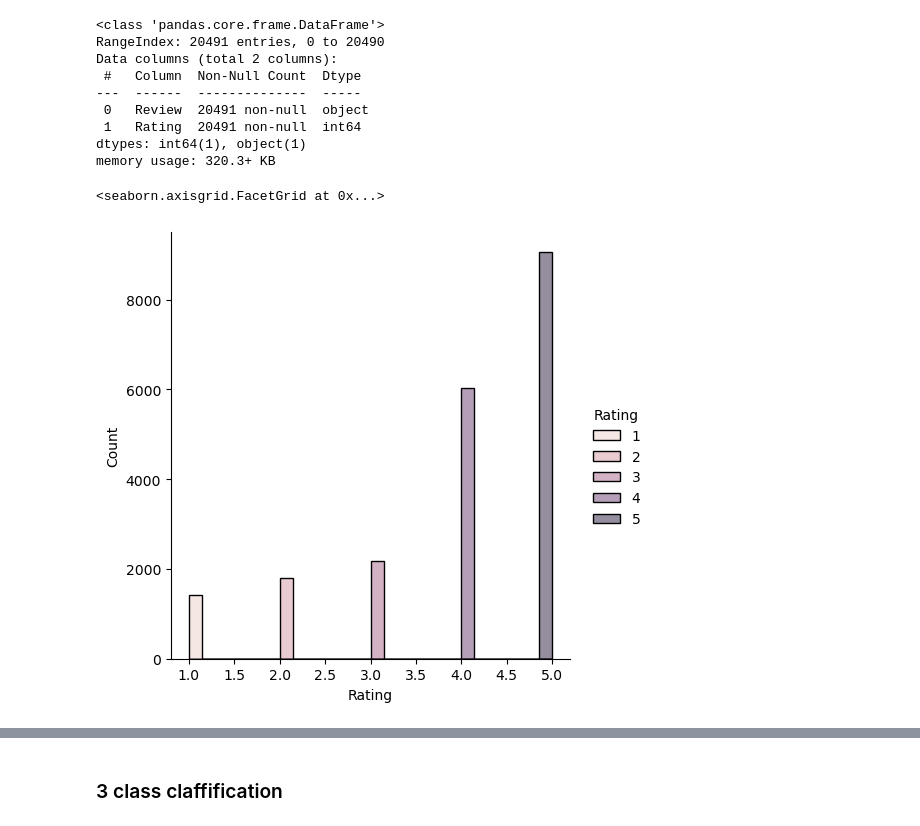
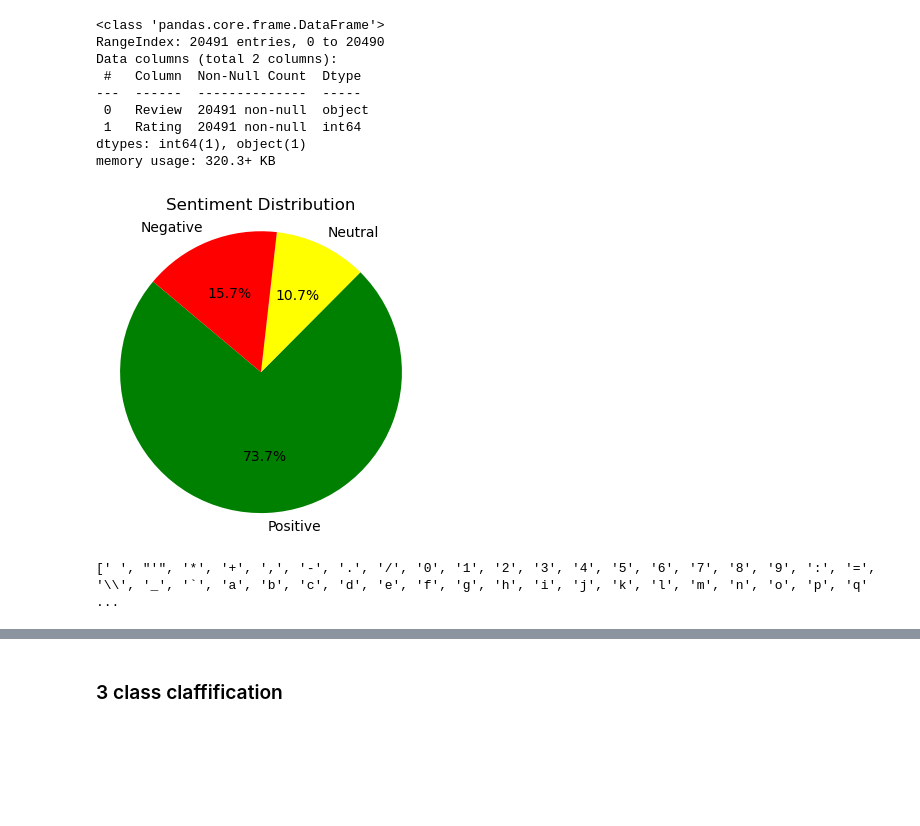
Before and after one commit to Ely6899/Reviews_Analysis, a Jupyter notebook: hotel_reviews.ipynb, the cells around one changed output, grey strips where cells are left out. Saved outputs shown, nothing was run; the diff lists cells and outputs as text; code cells hidden in the pictures; blank space fills up the shorter version.

```diff
--- a/hotel_reviews.ipynb
+++ b/hotel_reviews.ipynb
@@ -48,8 +57,3 @@ Data columns (total 2 columns):
  1   Rating  20491 non-null  int64
 dtypes: int64(1), object(1)
 memory usage: 320.3+ KB
-# %%
-sns.displot(raw_data, x=raw_data.Rating, hue = "Rating", kind='hist', kde = True)
-# %% [output]
-<seaborn.axisgrid.FacetGrid at 0x...>
-[figure, removed]
@@ -55,0 +71,33 @@ sns.displot(raw_data, x=raw_data.Rating, hue = "Rating", kind='hist', kde = True
+# %%
+def count_labels(label_column: pd.Series, normalize: bool) -> dict:
+    label_count = label_column.value_counts(normalize=normalize)
+    label_count_dict = dict(sorted(label_count.items()))
+
+    if normalize is False:
+        mapped_dict = {
+            0: 'Negative',
+            1: 'Neutral',
+            2: 'Positive'
+        }
+
+        label_count_dict = {mapped_dict[key]: value for key, value in label_count_dict.items()}
+
+    return label_count_dict
+# %%
+label_weights_dict = count_labels(raw_data["Sentiment"], True)
+label_counts_dict_mapped = count_labels(raw_data["Sentiment"], False)
+# %%
+# Data to plot
+labels = ['Positive', 'Neutral', 'Negative']
+sizes = [label_counts_dict_mapped['Positive'], label_counts_dict_mapped["Neutral"], label_counts_dict_mapped['Negative']]  # Sizes in percentage
+colors = ['green', 'yellow', 'red']
+
+plt.figure(figsize=(4, 4))
+plt.pie(sizes, labels=labels, colors=colors, autopct='%1.1f%%', startangle=140)
+
+plt.axis('equal')  # Equal aspect ratio ensures that pie is drawn as a circle.
+plt.title('Sentiment Distribution')
+
+plt.show()
+# %% [output]
+[figure, added]
@@ -55,0 +142,12 @@ sns.displot(raw_data, x=raw_data.Rating, hue = "Rating", kind='hist', kde = True
+# %%
+chars = set()
+
+#Get all unique characters which appear in the dataset
+for item in raw_data["Review"]:
+    chars = chars.union(item)
+
+chars = sorted(chars)
+
+print(chars)
+# %% [output]
+[' ', "'", '*', '+', ',', '-', '.', '/', '0', '1', '2', '3', '4', '5', '6', '7', '8', '9', ':', '=', '\\', '_', '`', 'a', 'b', 'c', 'd', 'e', 'f', 'g', 'h', 'i', 'j', 'k', 'l', 'm', 'n', 'o', 'p', 'q' ...
```
Also changed, not shown: parts of 53 cells of this notebook.
